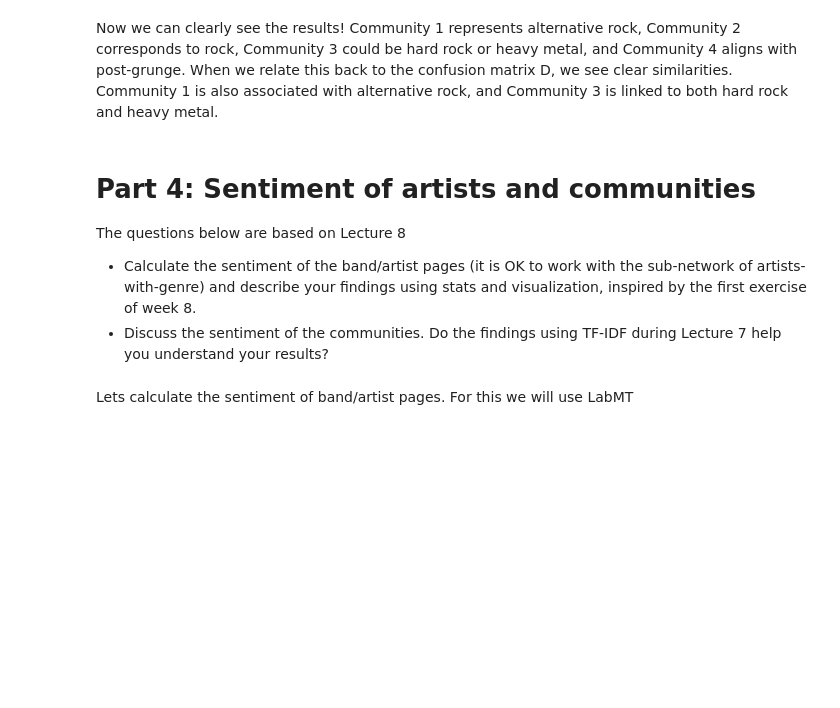
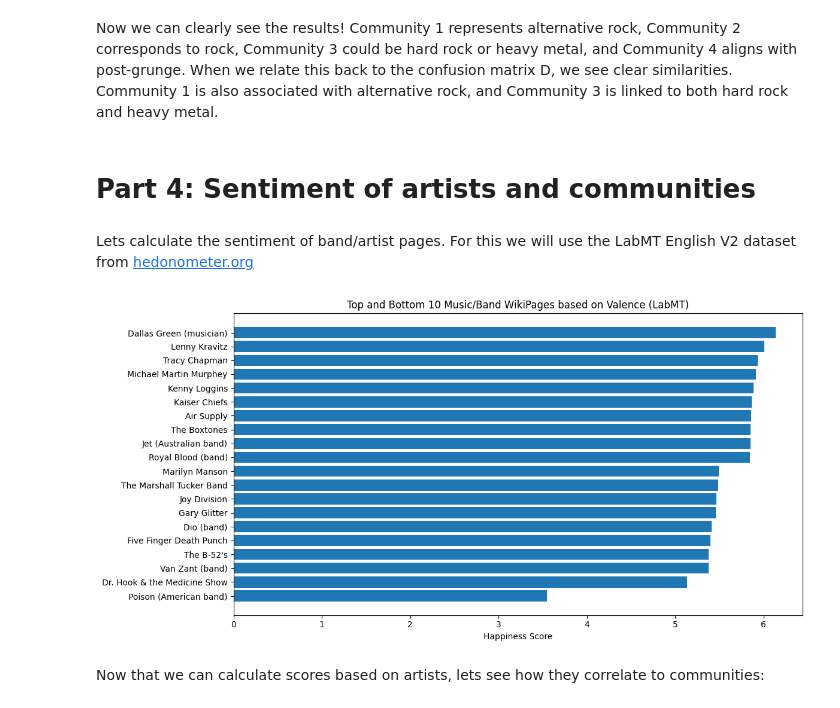
Before and after one commit to badumts78/Social-Graphs, a Jupyter notebook: Assignment2/Assignment2.ipynb, the cells around one changed output. Saved outputs shown, nothing was run; the diff lists cells and outputs as text; code cells hidden in the pictures; blank space fills up the shorter version.

```diff
--- a/Assignment2/Assignment2.ipynb
+++ b/Assignment2/Assignment2.ipynb
@@ -1132,11 +1073,75 @@ plt.show()
 # %% [markdown]
 Now we can clearly see the results! Community 1 represents alternative rock, Community 2 corresponds to rock, Community 3 could be hard rock or heavy metal, and Community 4 aligns with post-grunge. When we relate this back to the confusion matrix D, we see clear similarities. Community 1 is also associated with alternative rock, and Community 3 is linked to both hard rock and heavy metal.
-# %% [markdown]
-# Part 4: Sentiment of artists and communities
-
-The questions below are based on Lecture 8
-
-* Calculate the sentiment of the band/artist pages (it is OK to work with the sub-network of artists-with-genre) and describe your findings using stats and visualization, inspired by the first exercise of week 8.
-* Discuss the sentiment of the communities. Do the findings using TF-IDF during Lecture 7 help you understand your results?
+# %% [markdown]
+# Part 4: Sentiment of artists and communities
 # %% [markdown]
-Lets calculate the sentiment of band/artist pages. For this we will use LabMT
+Lets calculate the sentiment of band/artist pages. For this we will use the LabMT English V2 dataset from [hedonometer.org](https://hedonometer.org/words/labMT-en-v2/)
+# %%
+# First we load the dataset
+labmt = pd.read_csv("Hedonometer.csv")
+
+# Next we convert the word list into a dictionary for O(1) lookups
+hedonometer_dict = {}
+for _, row in labmt.iterrows():
+    word = str(row['Word']).lower()
+    score = row['Happiness Score']
+    hedonometer_dict[word] = score
+
+sd_dict = {}
+for _, row in labmt.iterrows():
+    word = str(row['Word']).lower()
+    score = row['Standard Deviation of Ratings']
+    sd_dict[word] = score
+
+# Next we will be calculating the happiness score of a text, given word frequencies:
+# We will incorporate standard deviation weighting.
+# We can reuse the tokenized texts and word frequencies from before
+# The formula we will use is:
+# Happiness Score = Σ ( (TF(t) / (SD(t)^2)) * H(t) ) / Σ ( TF(t) / (SD(t)^2) )
+
+musicians_valence = {}
+
+for musician in musicians_cleaned_text:
+    text = musicians_cleaned_text[musician]
+    term_frequencies = term_counts_per_musician[musician]
+    terms = list(term_frequencies.keys())
+    total_words = len(text)
+
+    numerator = 0.0
+    denominator = 0.0
+
+    for term in terms:
+        t = term.lower()
+        if t in hedonometer_dict and t in sd_dict:
+            count = term_frequencies[term]
+            happiness = hedonometer_dict[t]
+            sd = sd_dict[t]
+            if sd and sd > 0:
+                weight = count / (sd * sd)
+                numerator += weight * happiness
+                denominator += weight
+
+    happiness_score = (numerator / denominator)
+    musicians_valence[musician] = happiness_score
+
+musicians_valence_sorted = dict(sorted(musicians_valence.items(), key=lambda item: item[1], reverse=True))
+
+top_10_happy = list(musicians_valence_sorted.items())[:10]
+bottom_10_happy = list(musicians_valence_sorted.items())[-10:]
+
+visualize_happiness_data = top_10_happy + bottom_10_happy
+
+musicians = [m for m, _ in visualize_happiness_data]
+scores = [s for _, s in visualize_happiness_data]
+
+plt.figure(figsize=(12, 6))
+plt.barh(musicians, scores)
+plt.gca().invert_yaxis()
+plt.xlabel("Happiness Score")
+plt.title("Top and Bottom 10 Music/Band WikiPages based on Valence (LabMT)")
+plt.tight_layout()
+plt.show()
+# %% [output]
+[figure, added]
+# %% [markdown]
+Now that we can calculate scores based on artists, lets see how they correlate to communities:
```
Also changed, not shown: parts of 11 cells of this notebook.
